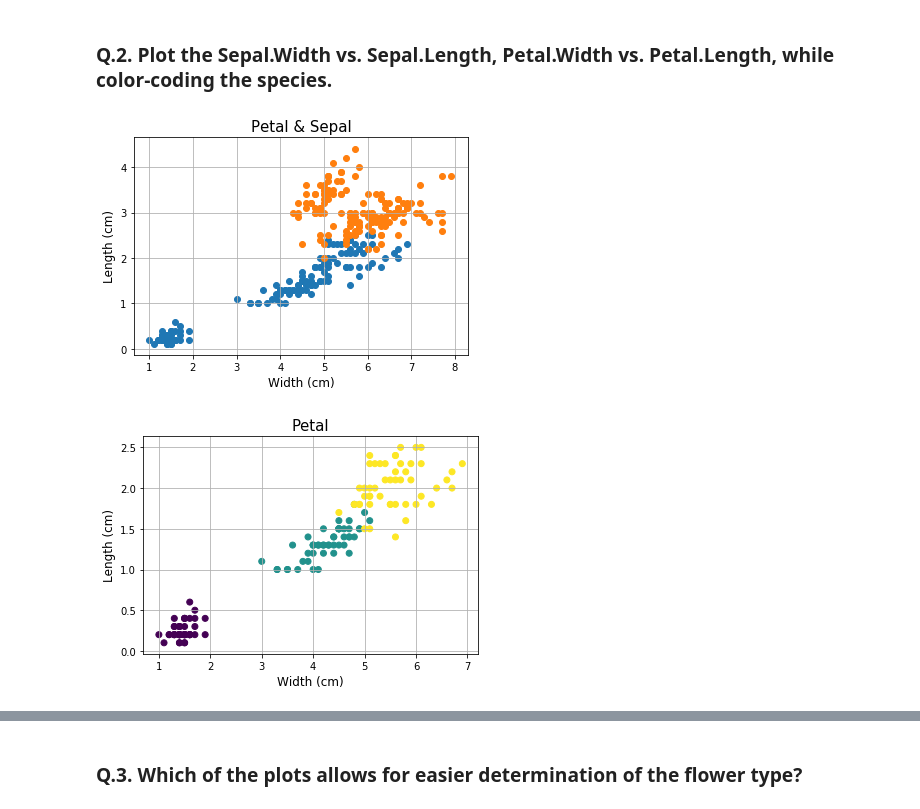
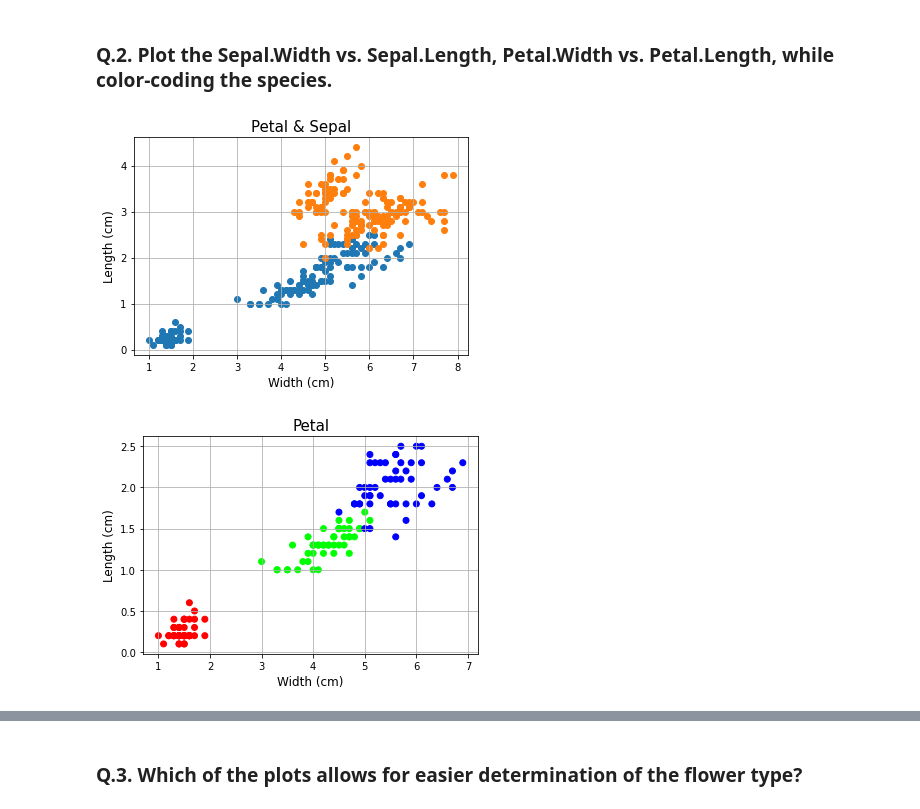
Before and after one commit to rodolfolermacontreras/ML_1_Assignment_1, a Jupyter notebook: ML510-L01-Filename.ipynb, the cells around one changed output, grey strips where cells are left out. Drawn from its saved outputs; the diff is of its cells as text; code cells hidden in the pictures.

Commit message:
Finish the coding, missing questions
Finish the basic coding, need to add the labels for the plot and answer the questions

```diff
--- a/ML510-L01-Filename.ipynb
+++ b/ML510-L01-Filename.ipynb
@@ -139,13 +132,8 @@ from matplotlib.colors import ListedColormap
 # %%
-# Write the two plot commands here
-#TODO
-# create a scatter plot of PETAL LENGTH versus PETAL WIDTH and color by SPECIES
-# create a custom colormap
+#Length Vs Width (Petal & Sepal)
 import matplotlib.pyplot as plt
 from matplotlib.colors import ListedColormap
 
-cmap_bold = ListedColormap(['#FF0000', '#00FF00', '#0000FF'])
-# create a scatter plot of SEPAL LENGTH versus SEPAL WIDTH and color by SPECIES
 plt.scatter(data['petal length (cm)'], data['petal width (cm)'])
 plt.scatter(data['sepal length (cm)'], data['sepal width (cm)'])
 plt.title('Petal & Sepal', fontsize = 15)
@@ -154,16 +142,15 @@ plt.ylabel('Length (cm)', fontsize = 12)
 plt.grid()
 plt.show()
 # %% [output]
-[figure, old version]
+[figure, new version]
 # %%
-#colors = {'North America':'red', 'Europe':'green', 'Asia':'blue', 'Australia':'yellow'}
-#ax.scatter(df['population'], df['Area'], c=df['continent'].map(colors))
-
-plt.scatter(data['petal length (cm)'], data['petal width (cm)'], c = data['label'] )
+#create a scatter plot of PETAL LENGTH versus PETAL WIDTH and color by SPECIES
+cmap_bold = ListedColormap(['#FF0000', '#00FF00', '#0000FF'])
+plt.scatter(data['petal length (cm)'], data['petal width (cm)'], c = data['label'].map(cmap_bold))
 plt.title('Petal', fontsize = 15)
 plt.xlabel('Width (cm)', fontsize = 12)
 plt.ylabel('Length (cm)', fontsize = 12)
 plt.grid()
 plt.show()
 # %% [output]
-[figure, old version]
+[figure, new version]
```
Also changed, not shown: parts of 20 cells of this notebook.
